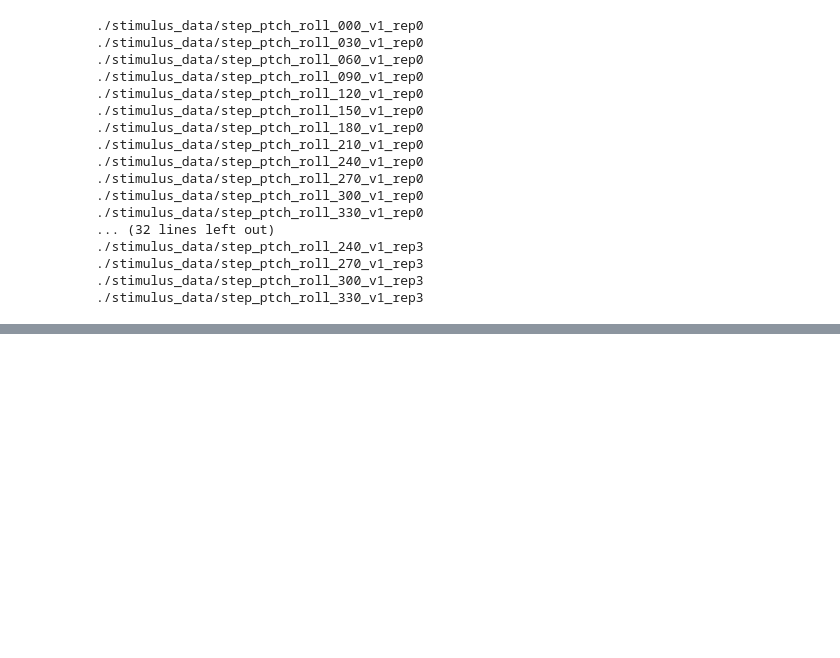
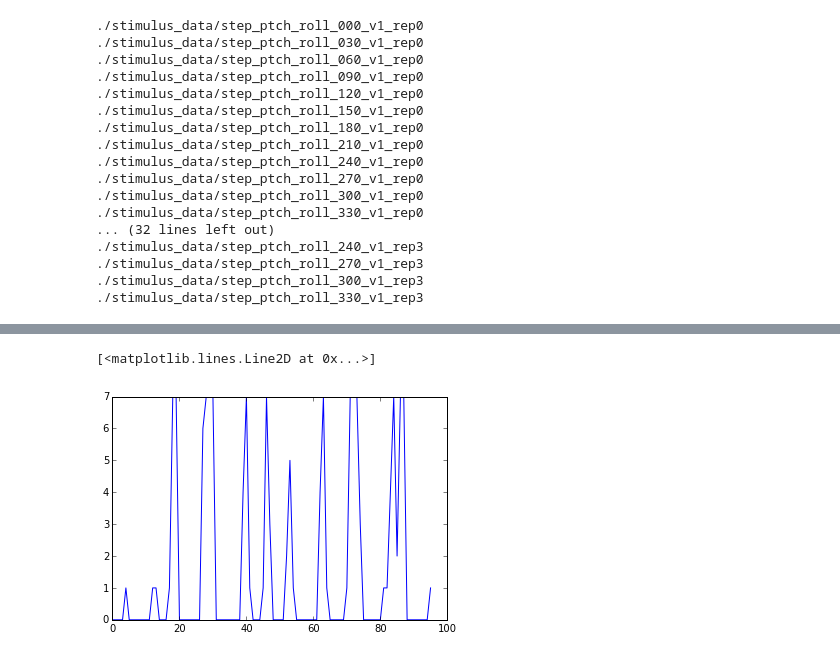
Before and after one commit to psilentp/flight-muscles, a Jupyter notebook: experimental/00_squadrons/19_step_pitch_roll_ctrl/design/make_pattern_mats.ipynb, the cells around one changed output, grey strips where cells are left out. Cells and saved outputs as stored; diff of their text form; code cells hidden in the pictures; blank space fills up the shorter version.

```diff
--- a/experimental/00_squadrons/19_step_pitch_roll_ctrl/design/make_pattern_mats.ipynb
+++ b/experimental/00_squadrons/19_step_pitch_roll_ctrl/design/make_pattern_mats.ipynb
@@ -127,0 +136,5 @@ io.savemat('./stimulus_data/function_%ss.mat'%('3s_50Hz_step'),{'func':function}
+# %%
+plot(roll_imgs[0,:,0,0])
+# %% [output]
+[<matplotlib.lines.Line2D at 0x...>]
+[figure, added]
```
Also changed, not shown: parts of 8 cells of this notebook, 3 other files.
